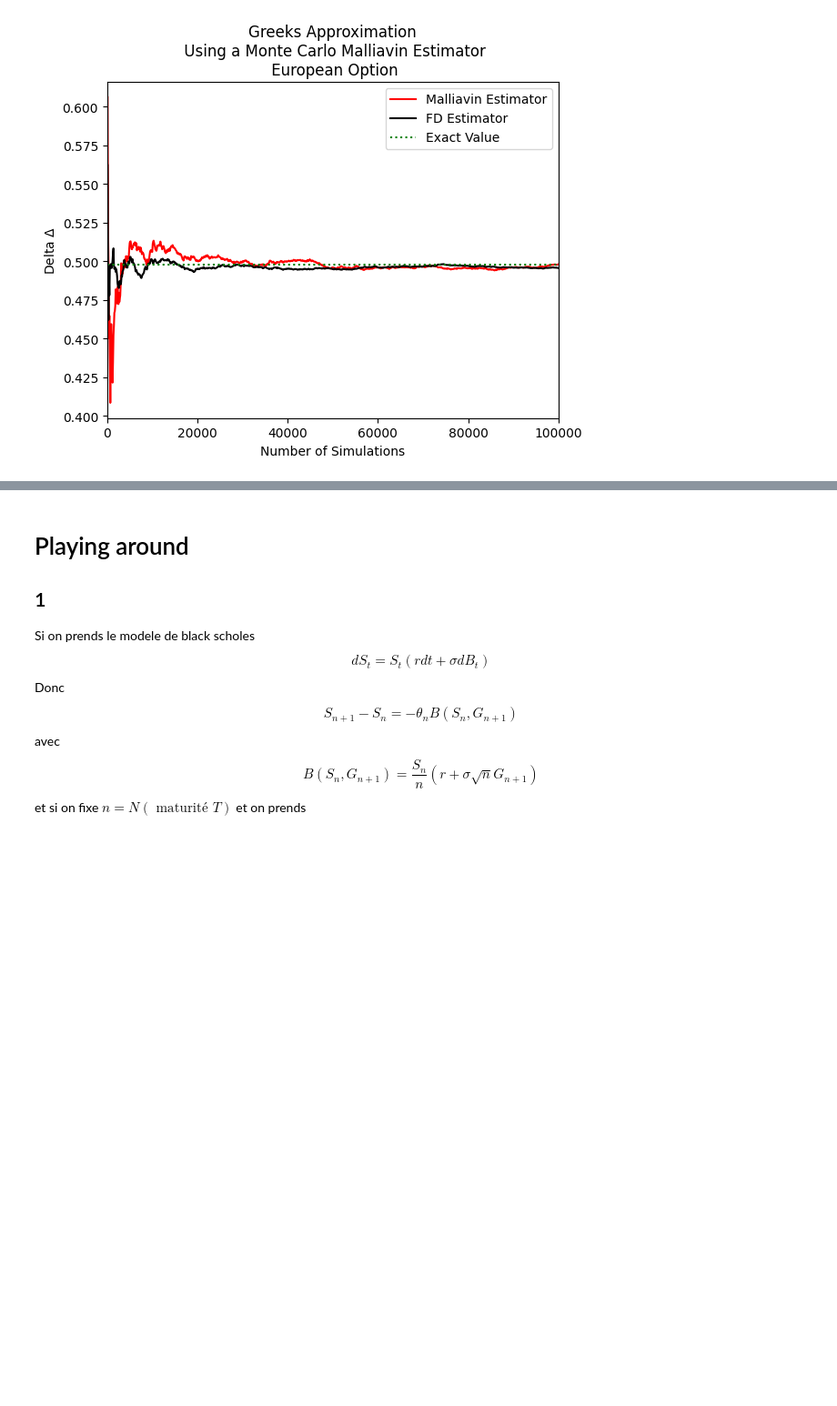
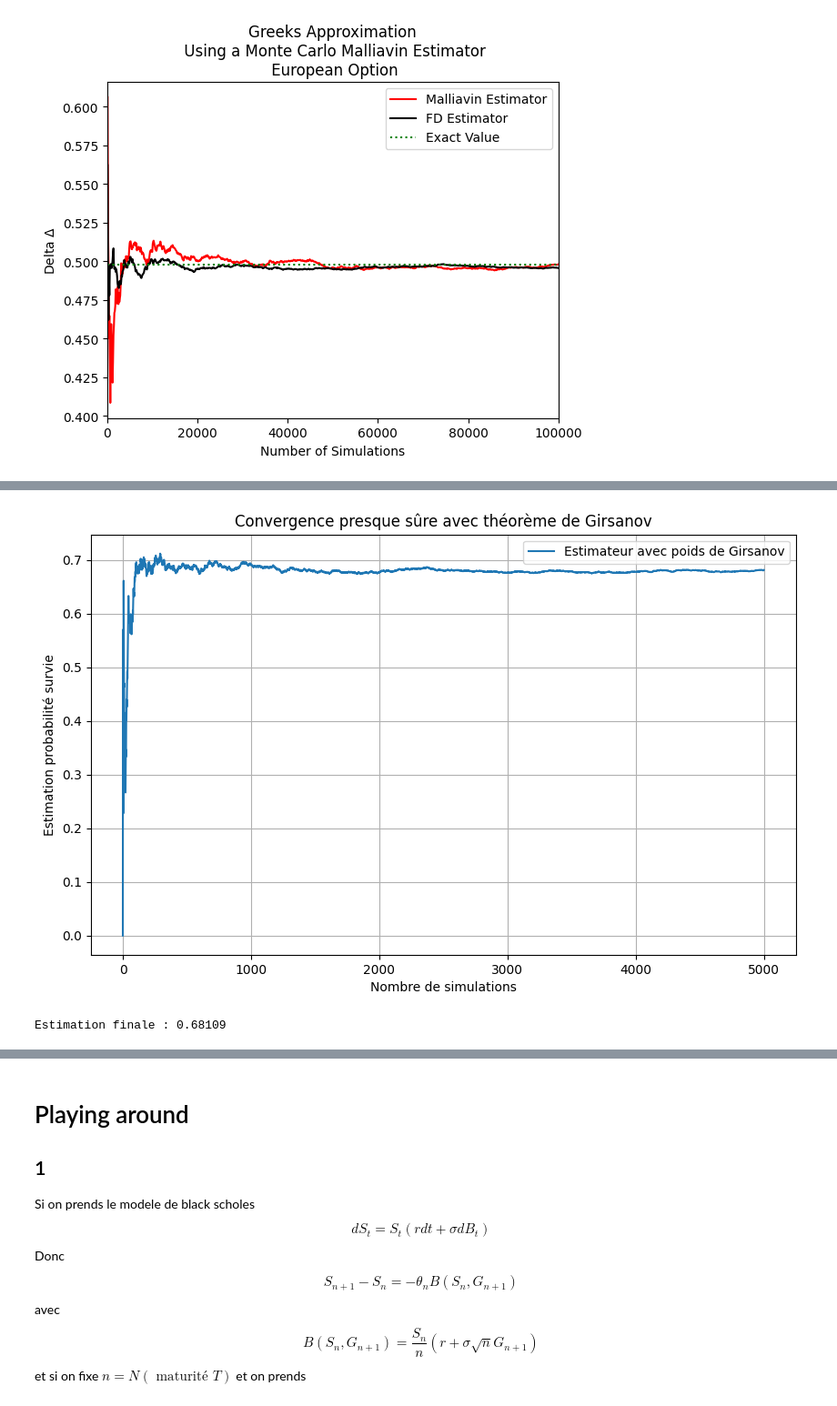
Before and after one commit to EssaddekOthmane/IndependentPriceVerification, a Jupyter notebook: BlackScholesRobbinsMonro.ipynb, the cells around one changed output, grey strips where cells are left out. Shown at 91% size. Saved outputs shown, nothing was run; the diff lists cells and outputs as text; code cells hidden in the pictures; blank space fills up the shorter version.

```diff
--- a/BlackScholesRobbinsMonro.ipynb
+++ b/BlackScholesRobbinsMonro.ipynb
@@ -1599,0 +1703,72 @@ plt.show()
+# %%
+import numpy as np
+import matplotlib.pyplot as plt
+
+# Paramètres
+lambda_orig = 5.
+mu_orig = 1.
+to = 0.8
+Ee = 1./mu_orig
+c = (1 + to) * lambda_orig * Ee
+u_ini = Ee
+t_final = 1.
+
+n_sim = 5000
+
+# Changement de mesure (exemple simple)
+# sous Q on simule avec mu_tilt > mu_orig (sinistres moins lourds)
+mu_tilt = 0.8  # tilt pour importance sampling (sinistres moins gros)
+
+def simulate_girsanov():
+    u = u_ini
+    t = 0.
+    L = 1.  # poids de Girsanov
+
+    while t < t_final and u >= 0:
+        # Arrivée claim sous Poisson lambda_orig
+        T = np.random.exponential(1/lambda_orig)
+        if t + T > t_final:
+            break
+        t += T
+
+        # Sinistre sous mesure Q avec mu_tilt
+        S = np.random.exponential(1/mu_tilt)
+
+        # Poids Girsanov pour sinistre exponentiel :
+        # densité exponentielle : f(x;mu) = mu*exp(-mu*x)
+        # poids = f_orig / f_tilt = (mu_orig/mu_tilt) * exp(-(mu_orig - mu_tilt)*S)
+        w_sinistre = (mu_orig / mu_tilt) * np.exp(-(mu_orig - mu_tilt)*S)
+
+        # Mise à jour poids total
+        L *= w_sinistre
+
+        # Mise à jour réserve
+        u += c*T - S
+
+    return (1 if u >= 0 else 0), L
+
+# Simulations
+results = np.array([simulate_girsanov() for _ in range(n_sim)])
+
+indicators = results[:,0]
+weights = results[:,1]
+
+estimateurs_pondérés = indicators * weights
+
+# Moyenne cumulative (convergence presque sûre)
+cumulative_means2 = np.cumsum(estimateurs_pondérés) / np.arange(1, n_sim + 1)
+
+# Affichage
+plt.figure(figsize=(10,6))
+plt.plot(cumulative_means2, label='Estimateur avec poids de Girsanov')
+plt.xlabel('Nombre de simulations')
+plt.ylabel('Estimation probabilité survie')
+plt.title("Convergence presque sûre avec théorème de Girsanov")
+plt.grid()
+plt.legend()
+plt.show()
+
+print(f"Estimation finale : {cumulative_means2[-1]:.5f}")
+# %% [output]
+[figure, added]
+Estimation finale : 0.68109
```
Also changed, not shown: parts of 7 cells of this notebook.
